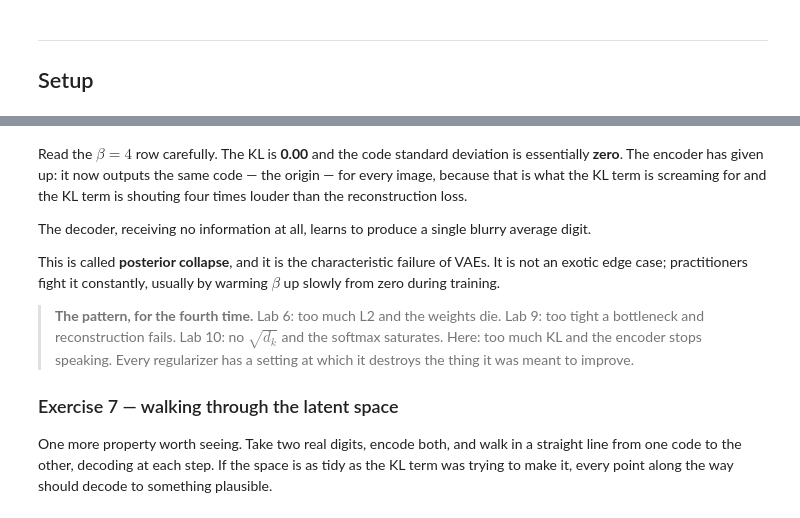
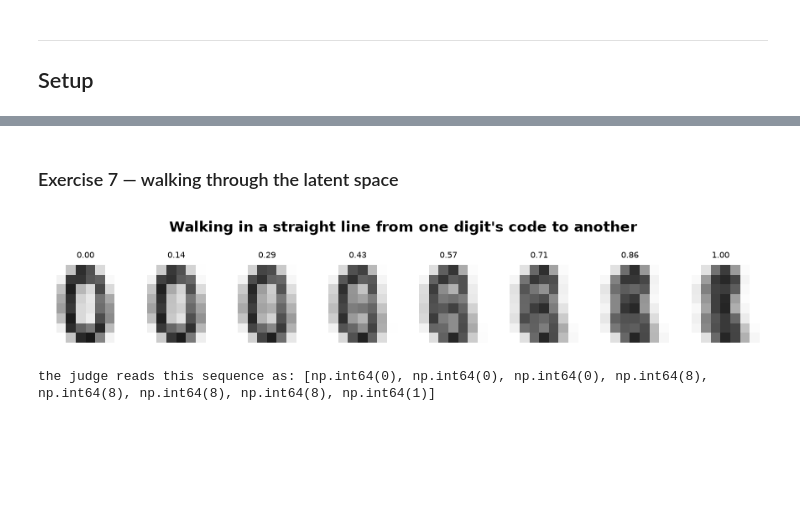
Before and after one commit to amjadamjad2229-ai/arti402, a Jupyter notebook: lab11/ARTI402_Lab11.ipynb, the cells around one changed output, grey strips where cells are left out. Cells and saved outputs as stored; diff of their text form; code cells hidden in the pictures; blank space fills up the shorter version.

```diff
--- a/lab11/ARTI402_Lab11.ipynb
+++ b/lab11/ARTI402_Lab11.ipynb
@@ -473,41 +405,24 @@ print(f"\nreal digits, for reference:"
-# %% [markdown]
-Read the $\beta = 4$ row carefully. The KL is **0.00** and the code standard deviation is
-essentially **zero**. The encoder has given up: it now outputs the same code — the origin — for
-every image, because that is what the KL term is screaming for and the KL term is shouting four
-times louder than the reconstruction loss.
-
-The decoder, receiving no information at all, learns to produce a single blurry average digit.
-
-This is called **posterior collapse**, and it is the characteristic failure of VAEs. It is not an
-exotic edge case; practitioners fight it constantly, usually by warming $\beta$ up slowly from
-zero during training.
-
-> **The pattern, for the fourth time.** Lab 6: too much L2 and the weights die. Lab 9: too tight a
-> bottleneck and reconstruction fails. Lab 10: no $\sqrt{d_k}$ and the softmax saturates. Here: too
-> much KL and the encoder stops speaking. Every regularizer has a setting at which it destroys the
-> thing it was meant to improve.
-
-### Exercise 7 — walking through the latent space
-
-One more property worth seeing. Take two real digits, encode both, and walk in a straight line
-from one code to the other, decoding at each step. If the space is as tidy as the KL term was
-trying to make it, every point along the way should decode to something plausible.
+# %% [markdown]
+### Exercise 7 — walking through the latent space
 # %%
 i = int(np.where(y_test == 0)[0][0])     # a zero
 j = int(np.where(y_test == 8)[0][0])     # an eight
 
 _, mu_pair, _ = vae.encode(X_test[[i, j]])
 
 alphas = np.linspace(0, 1, 8)
 # TODO: for each alpha, blend the two codes: (1-a)*first + a*second
-path = np.array([... for a in alphas])
+path = np.array([(1 - a) * mu_pair[0] + a * mu_pair[1] for a in alphas])
 
 _, frames = vae.decode(path)
 
 draw_digit_grid([("0 -> 8", frames)], n=len(alphas),
                 titles=[f"{a:.2f}" for a in alphas],
                 suptitle="Walking in a straight line from one digit's code to another")
 plt.show()
 
 print("the judge reads this sequence as:", list(judge.predict(frames)))
 assert path.shape == (8, 8), "eight steps, eight numbers each"
+# %% [output]
+[figure, added]
+the judge reads this sequence as: [np.int64(0), np.int64(0), np.int64(0), np.int64(8), np.int64(8), np.int64(8), np.int64(8), np.int64(1)]
```
Also changed, not shown: parts of 55 cells of this notebook, 1 other file.
